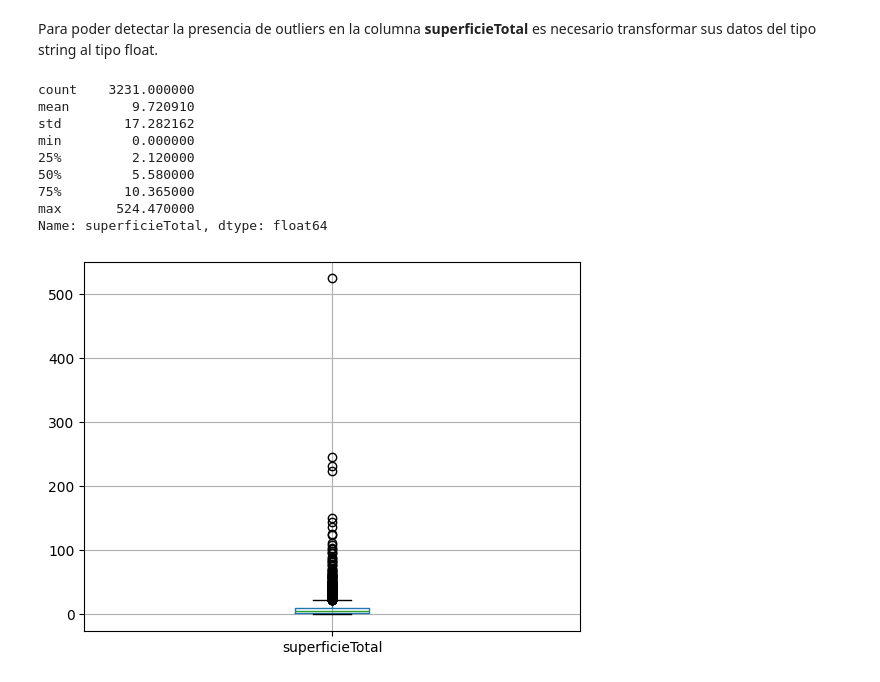
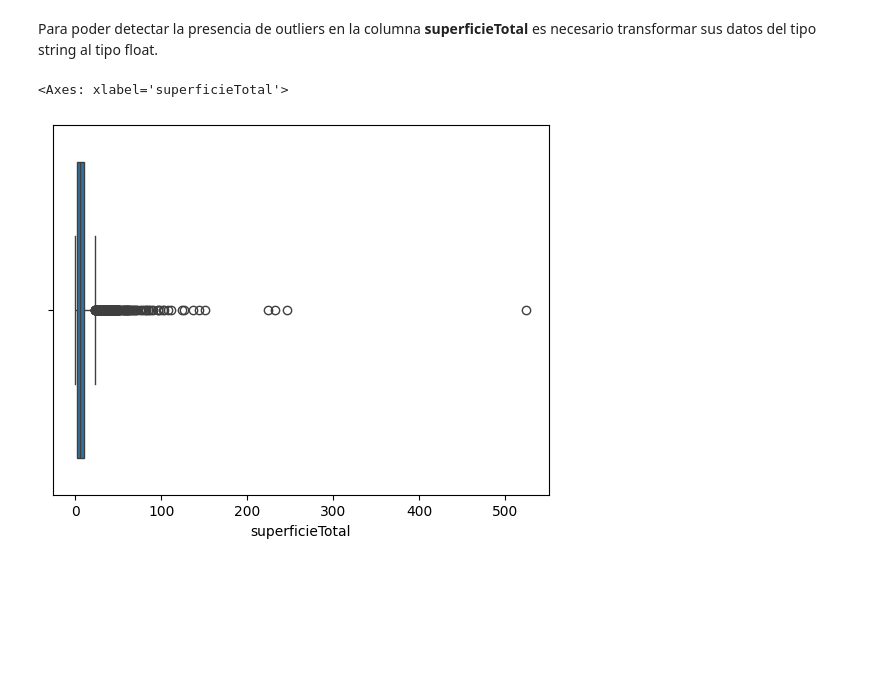
Before and after one commit to principioincertidumbre/proyecto-final, a Jupyter notebook: Notebooks_acuicultura/1_Analisis_Exploratorio.ipynb, the cells around one changed output. Cells and saved outputs as stored; diff of their text form; code cells hidden in the pictures; blank space fills up the shorter version.

```diff
--- a/Notebooks_acuicultura/1_Analisis_Exploratorio.ipynb
+++ b/Notebooks_acuicultura/1_Analisis_Exploratorio.ipynb
@@ -10,5 +12,5 @@ import pandas as pd
 # %%
-df_acuicultura = pd.read_excel("https://www.subpesca.cl/portal/619/articles-92935_listado.xlsx", decimal='.')
+df_acuicultura = pd.read_excel("https://www.subpesca.cl/portal/619/articles-92935_listado.xlsx")
 # %%
 #Tamaño dataset concesiones acuicultura
 df_acuicultura.shape
@@ -426,19 +488,8 @@ Name: count, Length: 1152, dtype: int64
 Para poder detectar la presencia de outliers en la columna **superficieTotal** es necesario transformar sus datos del tipo string al tipo float.
 # %%
 df_acuicultura["superficieTotal"] = pd.to_numeric(df_acuicultura["superficieTotal"], errors='coerce')
-# %%
-df_acuicultura["superficieTotal"].describe()
-# %% [output]
-count    3231.000000
-mean        9.720910
-std        17.282162
-min         0.000000
-25%         2.120000
-50%         5.580000
-75%        10.365000
-max       524.470000
-Name: superficieTotal, dtype: float64
 # %%
-boxplot_superficie = df_acuicultura.boxplot(column=['superficieTotal'])
+sns.boxplot(x=df_acuicultura["superficieTotal"])
 # %% [output]
+<Axes: xlabel='superficieTotal'>
-[figure, old version]
+[figure, new version]
```
Also changed, not shown: parts of 10 cells of this notebook.
